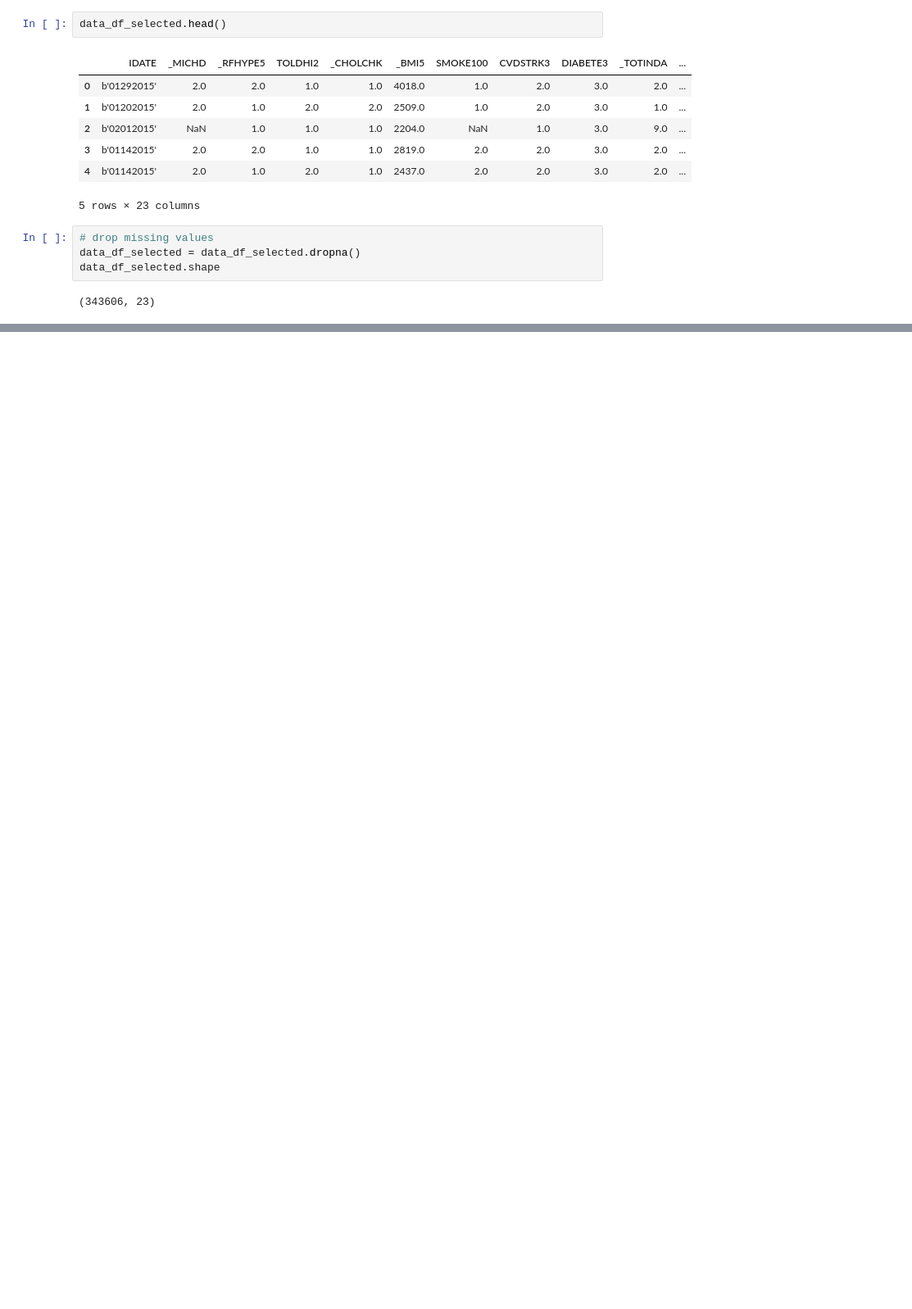
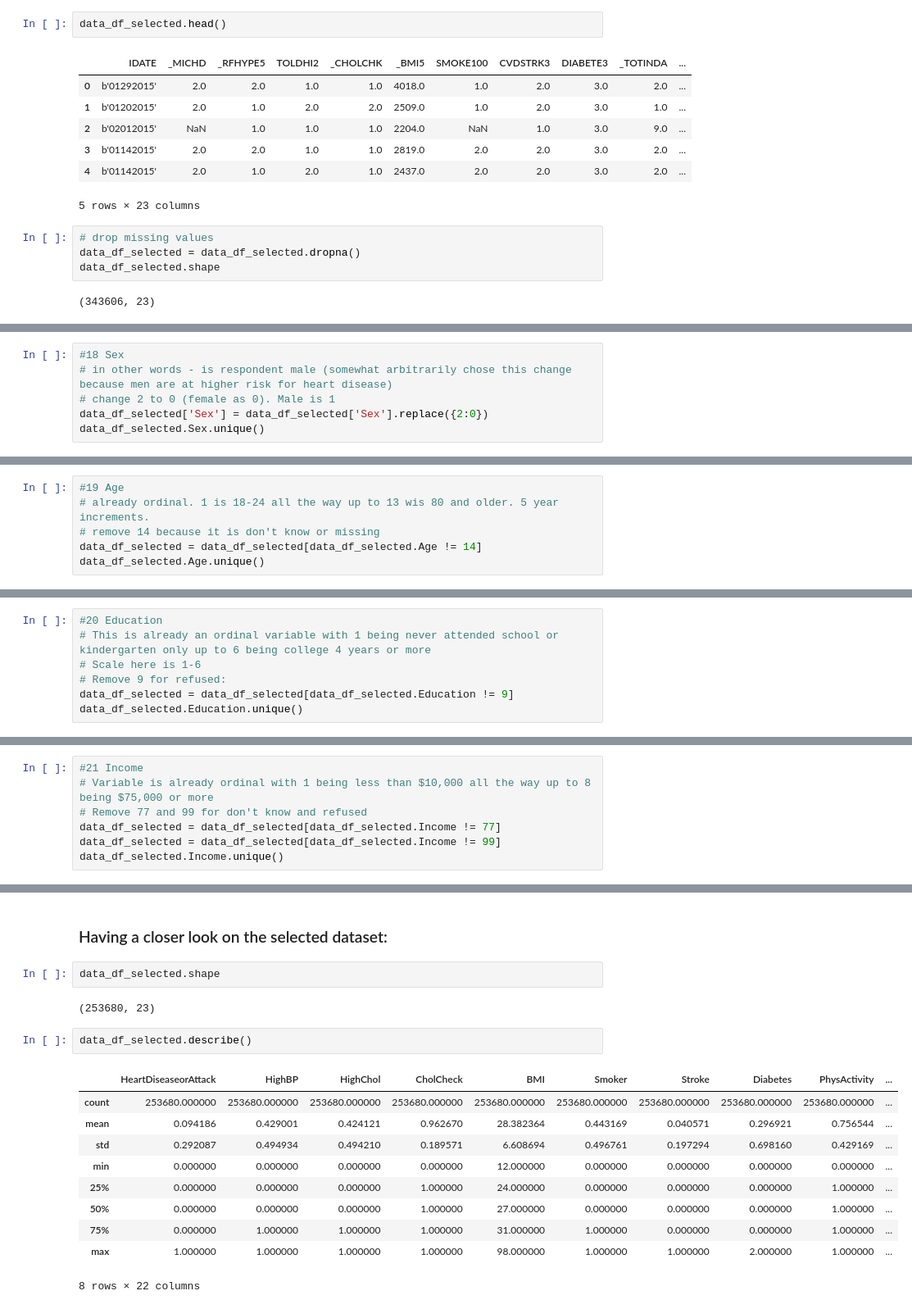
Before and after one commit to juliast224/heart-disease-prediction, a Jupyter notebook: Heart_disease_prediction.ipynb, the cells around one changed output, grey strips where cells are left out. Shown at 82% size. Saved outputs shown, nothing was run; the diff lists cells and outputs as text; blank space fills up the shorter version.

Commit message:
Process data for ML, further EDA

```diff
--- a/Heart_disease_prediction.ipynb
+++ b/Heart_disease_prediction.ipynb
@@ -110,0 +316,6 @@ data_df_selected.shape
+# %%
+#18 Sex
+# in other words - is respondent male (somewhat arbitrarily chose this change because men are at higher risk for heart disease)
+# change 2 to 0 (female as 0). Male is 1
+data_df_selected['Sex'] = data_df_selected['Sex'].replace({2:0})
+data_df_selected.Sex.unique()
@@ -110,0 +324,6 @@ data_df_selected.shape
+# %%
+#19 Age
+# already ordinal. 1 is 18-24 all the way up to 13 wis 80 and older. 5 year increments.
+# remove 14 because it is don't know or missing
+data_df_selected = data_df_selected[data_df_selected.Age != 14]
+data_df_selected.Age.unique()
@@ -110,0 +332,7 @@ data_df_selected.shape
+# %%
+#20 Education
+# This is already an ordinal variable with 1 being never attended school or kindergarten only up to 6 being college 4 years or more
+# Scale here is 1-6
+# Remove 9 for refused:
+data_df_selected = data_df_selected[data_df_selected.Education != 9]
+data_df_selected.Education.unique()
@@ -110,0 +341,7 @@ data_df_selected.shape
+# %%
+#21 Income
+# Variable is already ordinal with 1 being less than $10,000 all the way up to 8 being $75,000 or more
+# Remove 77 and 99 for don't know and refused
+data_df_selected = data_df_selected[data_df_selected.Income != 77]
+data_df_selected = data_df_selected[data_df_selected.Income != 99]
+data_df_selected.Income.unique()
@@ -110,0 +358,19 @@ data_df_selected.shape
+# %% [markdown]
+### Having a closer look on the selected dataset:
+# %%
+data_df_selected.shape
+# %% [output]
+(253680, 23)
+# %%
+data_df_selected.describe()
+# %% [output]
+|  | HeartDiseaseorAttack | HighBP | HighChol | CholCheck | BMI | Smoker | Stroke | Diabetes | PhysActivity | ... |
+| count | 253680.000000 | 253680.000000 | 253680.000000 | 253680.000000 | 253680.000000 | 253680.000000 | 253680.000000 | 253680.000000 | 253680.000000 | ... |
+| mean | 0.094186 | 0.429001 | 0.424121 | 0.962670 | 28.382364 | 0.443169 | 0.040571 | 0.296921 | 0.756544 | ... |
+| std | 0.292087 | 0.494934 | 0.494210 | 0.189571 | 6.608694 | 0.496761 | 0.197294 | 0.698160 | 0.429169 | ... |
+| min | 0.000000 | 0.000000 | 0.000000 | 0.000000 | 12.000000 | 0.000000 | 0.000000 | 0.000000 | 0.000000 | ... |
+| 25% | 0.000000 | 0.000000 | 0.000000 | 1.000000 | 24.000000 | 0.000000 | 0.000000 | 0.000000 | 1.000000 | ... |
+| 50% | 0.000000 | 0.000000 | 0.000000 | 1.000000 | 27.000000 | 0.000000 | 0.000000 | 0.000000 | 1.000000 | ... |
+| 75% | 0.000000 | 1.000000 | 1.000000 | 1.000000 | 31.000000 | 1.000000 | 0.000000 | 0.000000 | 1.000000 | ... |
+| max | 1.000000 | 1.000000 | 1.000000 | 1.000000 | 98.000000 | 1.000000 | 1.000000 | 2.000000 | 1.000000 | ... |
+8 rows × 22 columns
```
Also changed, not shown: parts of 31 cells of this notebook, 1 other file.
